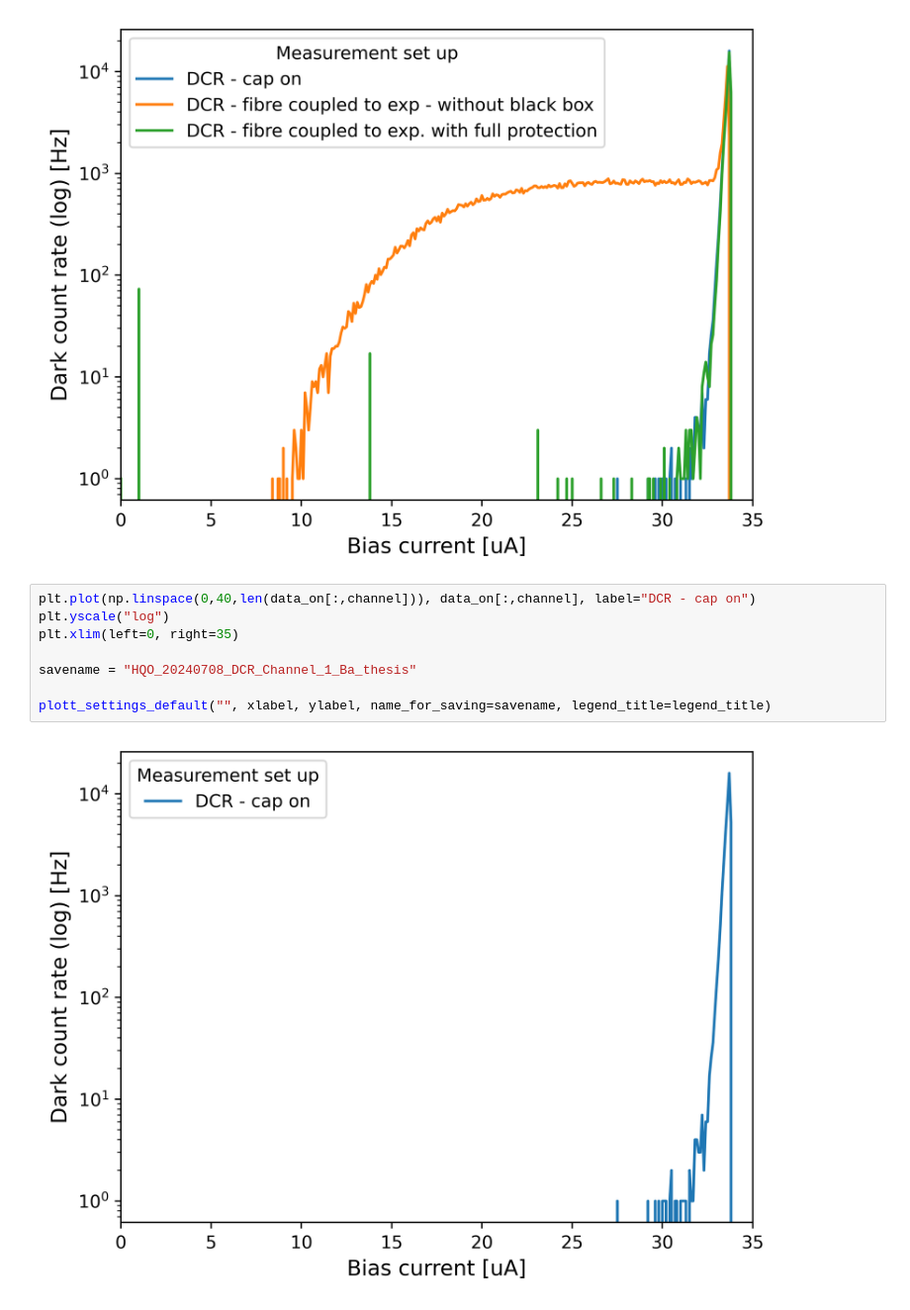
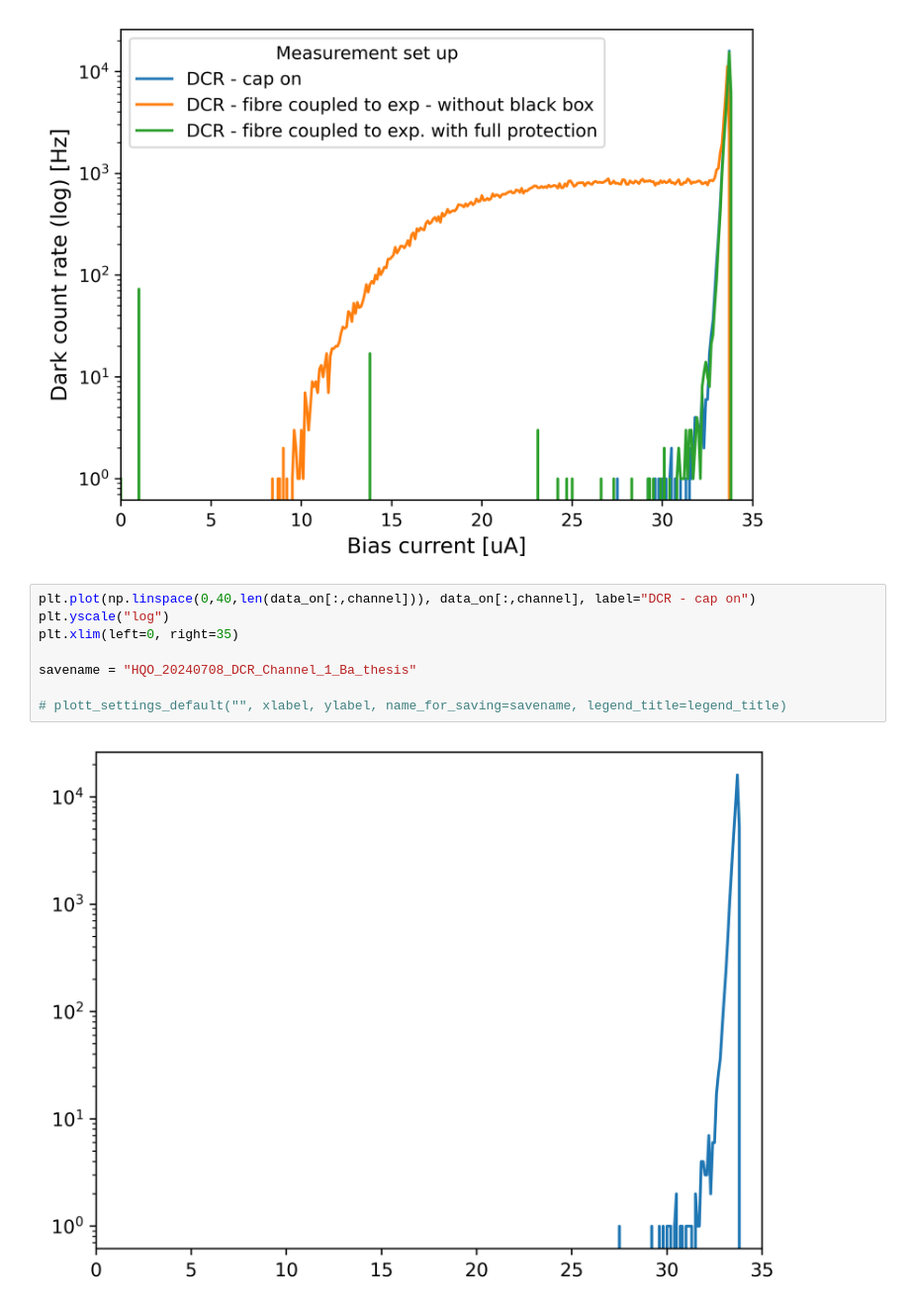
Before and after one commit to MXM1796/Bachelor_thesis_24, a Jupyter notebook: Porgramming/DCR_evaluation.ipynb, the cells around one changed output. Shown at 99% size. Cells and saved outputs as stored; diff of their text form.

```diff
--- a/Porgramming/DCR_evaluation.ipynb
+++ b/Porgramming/DCR_evaluation.ipynb
@@ -53,10 +54,10 @@ plott_settings_default("", xlabel, ylabel, savename, legend_title)
 # %%
 plt.plot(np.linspace(0,40,len(data_on[:,channel])), data_on[:,channel], label="DCR - cap on")
 plt.yscale("log")
 plt.xlim(left=0, right=35)
 
 savename = "HQO_20240708_DCR_Channel_1_Ba_thesis"
 
-plott_settings_default("", xlabel, ylabel, name_for_saving=savename, legend_title=legend_title)
+# plott_settings_default("", xlabel, ylabel, name_for_saving=savename, legend_title=legend_title)
 # %% [output]
-[figure, old version]
+[figure, new version]
```
Also changed, not shown: parts of 5 cells of this notebook, 22 other files.
